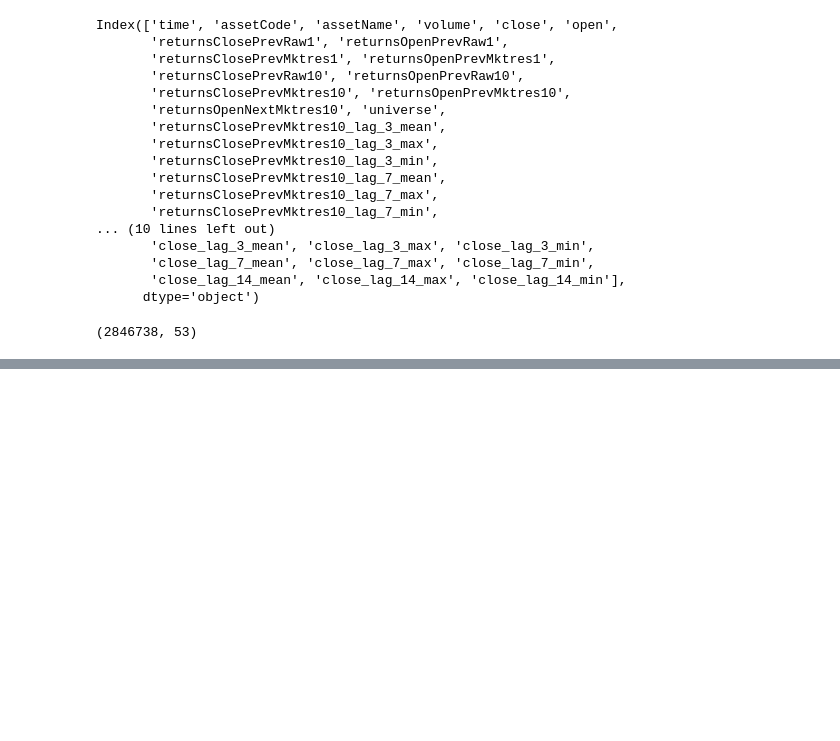
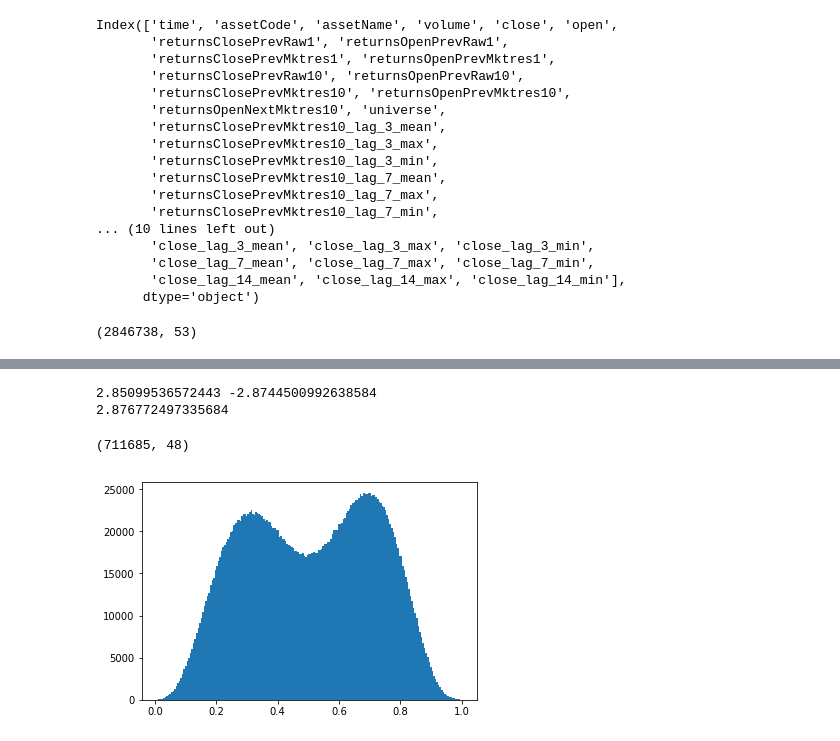
Before and after one commit to SolbiatiAlessandro/two-sigma-kaggle, a Jupyter notebook: kernels/DecisionTree/ipynb/sigma-eda-versionnew.ipynb, the cells around one changed output, grey strips where cells are left out. Drawn from its saved outputs; the diff is of its cells as text; code cells hidden in the pictures; blank space fills up the shorter version.

```diff
--- a/kernels/DecisionTree/ipynb/sigma-eda-versionnew.ipynb
+++ b/kernels/DecisionTree/ipynb/sigma-eda-versionnew.ipynb
@@ -395,0 +431,32 @@ print(score_test)
+# %%
+#实现零均值归一化操作
+confidence_test = (m.model1.predict(X_test) + m.model2.predict(X_test)+m.model3.predict(X_test)+m.model4.predict(X_test)+m.model5.predict(X_test)+m.model6.predict(X_test))/6
+confidence_test = (confidence_test-confidence_test.min())/(confidence_test.max()-confidence_test.min())
+#print("max_min",max_min)
+confidence_test=(confidence_test-confidence_test.mean())/(confidence_test.std())
+print(max(confidence_test),min(confidence_test))
+
+# calculation of actual metric that is used to calculate final score
+r_test = r_test.clip(-1,1) # get rid of outliers. Where do they come from??
+x_t_i = confidence_test * r_test * u_test
+data = {'day' : d_test, 'x_t_i' : x_t_i}
+df = pd.DataFrame(data)
+x_t = df.groupby('day').sum().values.flatten()
+mean = np.mean(x_t)
+std = np.std(x_t)
+score_test = mean / std
+print(score_test)
+# %% [output]
+2.85099536572443 -2.8744500992638584
+2.876772497335684
+# %%
+X_test.shape
+# %% [output]
+(711685, 48)
+# %%
+m1 = gbm_1.predict(X)
+# %%
+plt.hist(m1, bins='auto')
+plt.show()
+# %% [output]
+[figure, added]
```
Also changed, not shown: parts of 12 cells of this notebook, 5 other files.
